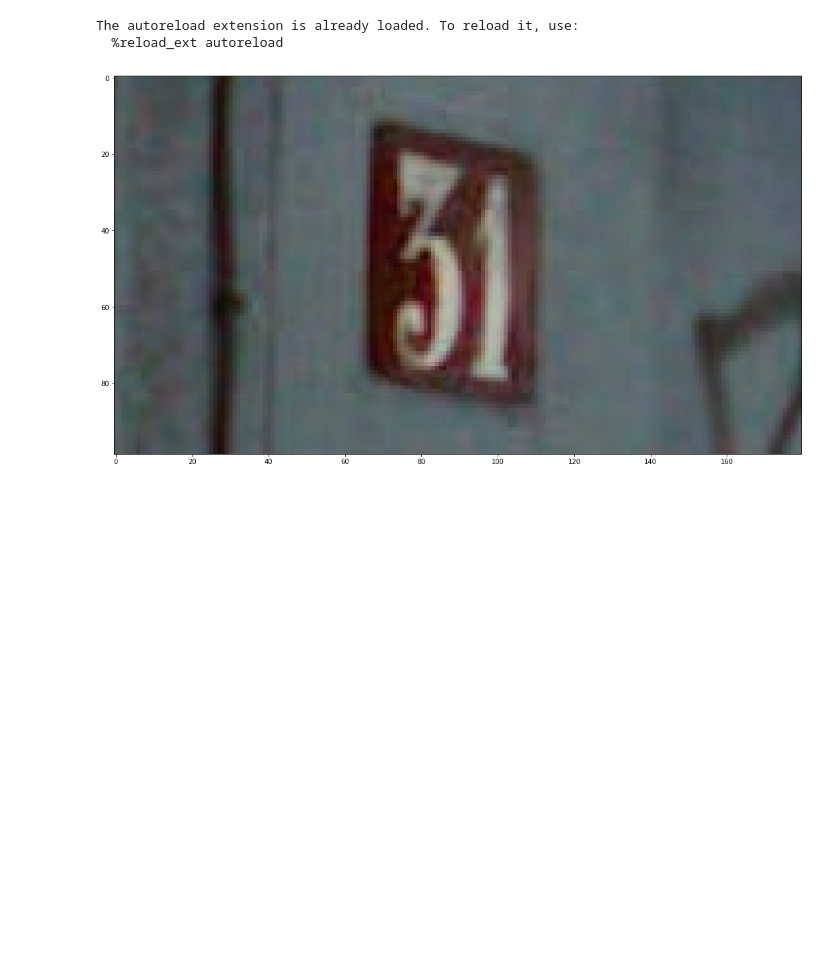
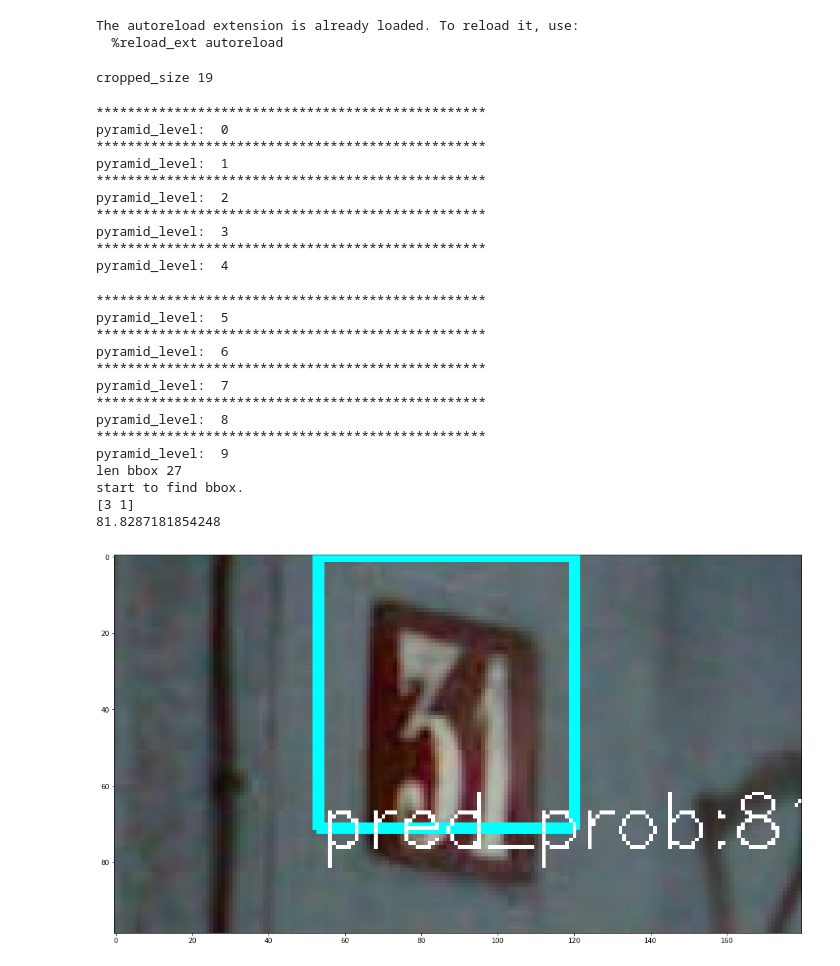
Before and after one commit to YueWen1994/cnn_project, a Jupyter notebook: cnn/vgg_pretrain_detection.ipynb, the cells around one changed output. Drawn from its saved outputs; the diff is of its cells as text; code cells hidden in the pictures; blank space fills up the shorter version.

```diff
--- a/cnn/vgg_pretrain_detection.ipynb
+++ b/cnn/vgg_pretrain_detection.ipynb
@@ -95,7 +88,31 @@ The autoreload extension is already loaded. To reload it, use:
 # %%
 img = cv2.imread('data/train/10096.png')
 show_img(img)
-%%time
-show_img(detect_bbox(img,cropped_size=28, save_img=False))
+show_img(detect_bbox(img, minimal_pic_factor=5,pyramid_scale_step=0.75, save_img=False))
 # %% [output]
+cropped_size 19
+**************************************************
+pyramid_level:  0
+**************************************************
+pyramid_level:  1
+**************************************************
+pyramid_level:  2
+**************************************************
+pyramid_level:  3
+**************************************************
+pyramid_level:  4
+**************************************************
+pyramid_level:  5
+**************************************************
+pyramid_level:  6
+**************************************************
+pyramid_level:  7
+**************************************************
+pyramid_level:  8
+**************************************************
+pyramid_level:  9
+len bbox 27
+start to find bbox.
+[3 1]
+81.8287181854248
-[figure, old version]
+[figure, new version]
```
Also changed, not shown: parts of 4 cells of this notebook, 25 other files.
